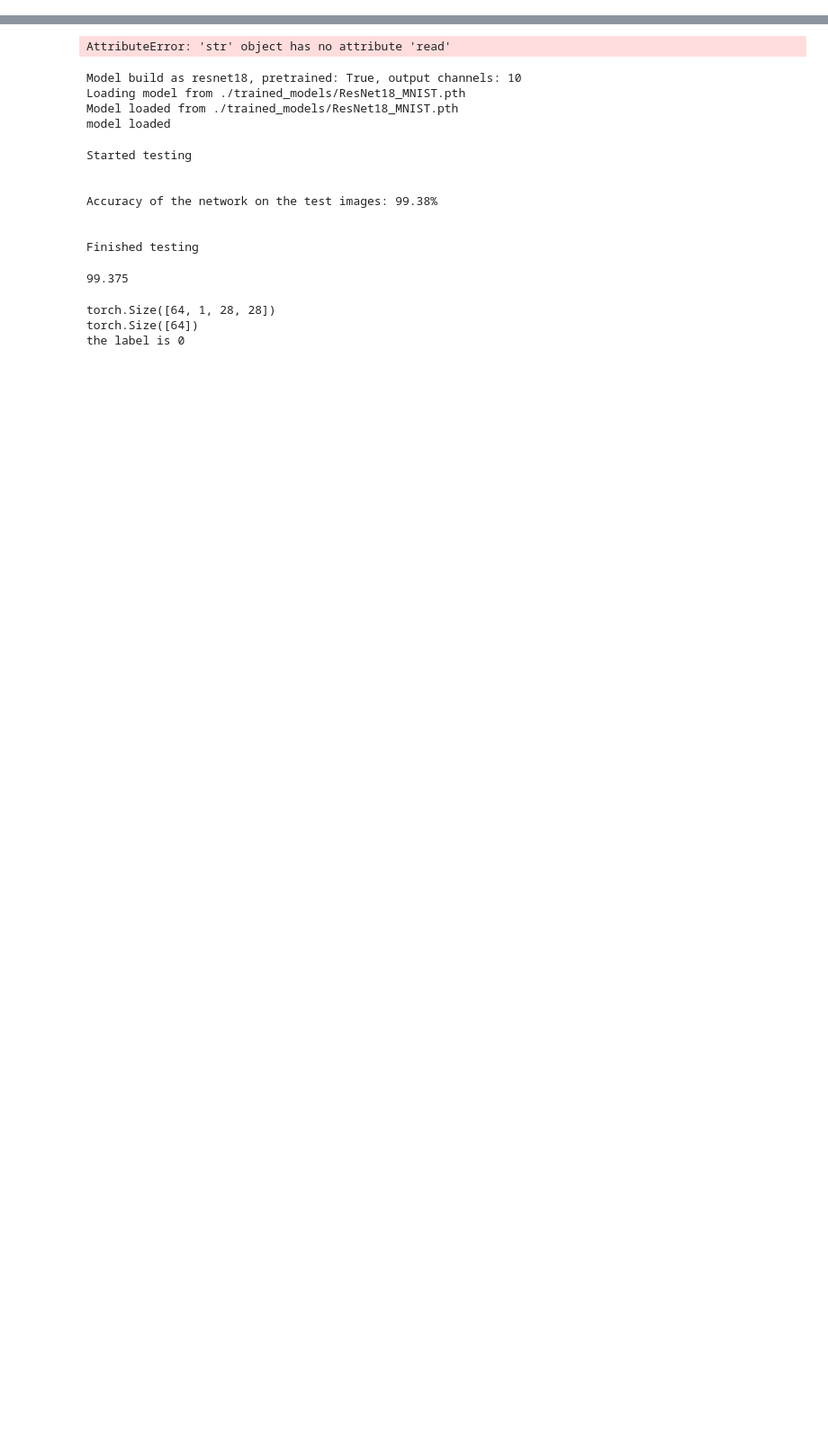
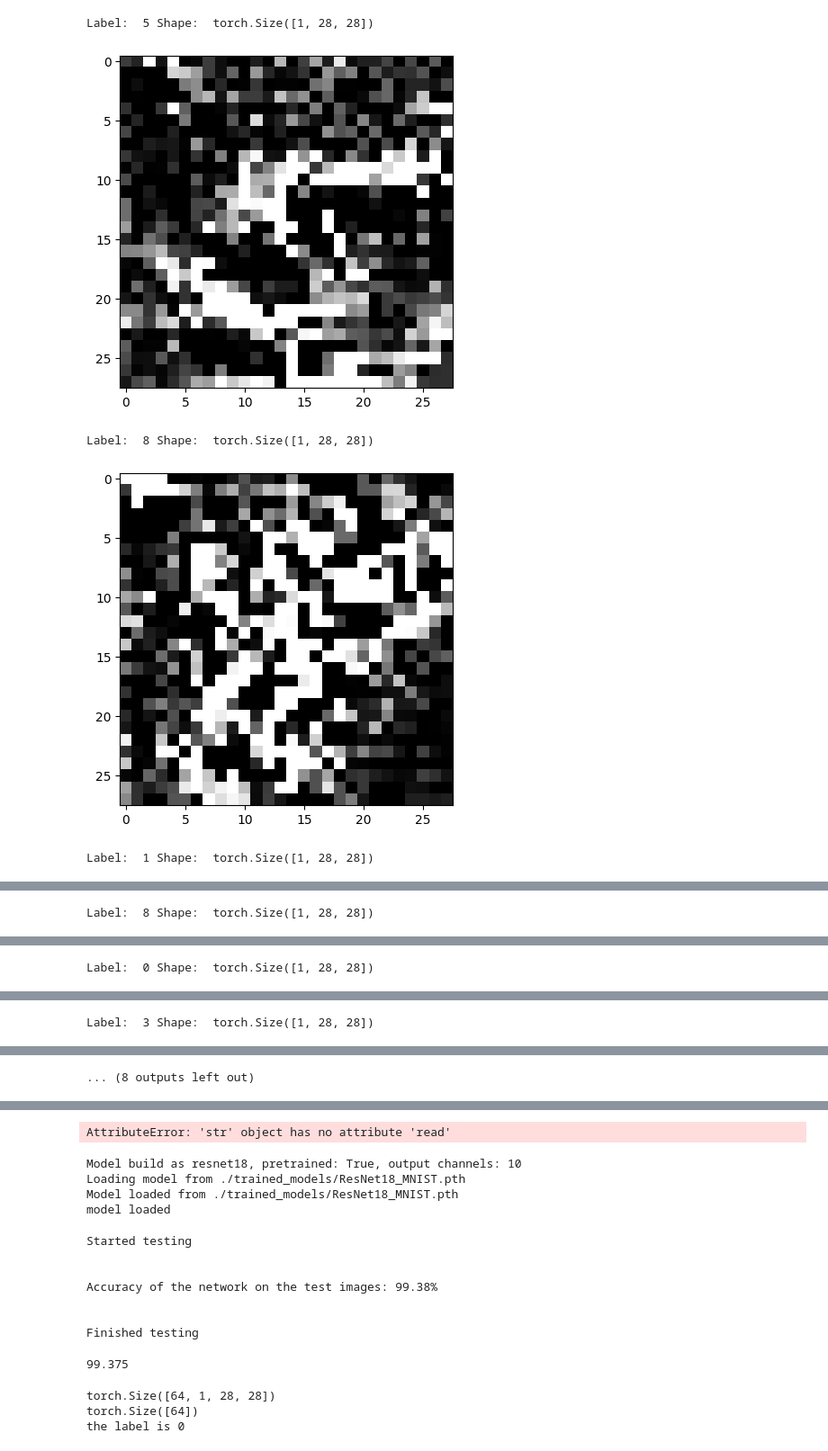
Before and after one commit to BiniyamAschalew/KD570, a Jupyter notebook: KD/generate.ipynb, the cells around one changed output, grey strips where cells are left out. Shown: that part at 90% size. Drawn from its saved outputs; the diff is of its cells as text; code cells hidden in the pictures; blank space fills up the shorter version.

```diff
--- a/KD/generate.ipynb
+++ b/KD/generate.ipynb
@@ -57,0 +146,23 @@ def activation_maximization(checkpoint_path, image_path, target_layer):
+# %%
+config1 = {
+
+"model_config": "configs/model_configs/ResNet101_MNIST.yaml",
+"dataset_config": "configs/dataset_configs/MNIST.yaml",
+"device": "cuda",
+"size": 100,
+"output_dir": "data/synthetic",
+"save_to_dir": False,
+
+}
+# %%
+vis = 10
+
+data_loader2 = generate( model_config= config1["model_config"],
+                        dataset_config=config1["dataset_config"],
+                        size=config1["size"],
+                        device=config1["device"],
+                     )
+
+
+
+# randomly visualize {vis} images
@@ -57,0 +283,22 @@ def activation_maximization(checkpoint_path, image_path, target_layer):
+# %%
+for i in range(vis):
+    image, label = next(iter(data_loader2))
+    print("Label: ", label[0].item(), "Shape: ", image[0].shape)
+    visualize_image(image[0])
+
+
+# output_dir=config["output_dir"]
+# save_to_dir=config["save_to_dir"]
+# if True:
+#     if not name:
+
+#         dataset_name = dataset_config["name"]
+#         name = f"{dataset_name}_synthetic_{size}"
+
+#     torch.save(dataloader, f"{output_dir}/{name}.pt")
+# %% [output]
+Label:  5 Shape:  torch.Size([1, 28, 28])
+[figure, added]
+Label:  8 Shape:  torch.Size([1, 28, 28])
+[figure, added]
+Label:  1 Shape:  torch.Size([1, 28, 28])
@@ -57,0 +306 @@ def activation_maximization(checkpoint_path, image_path, target_layer):
+Label:  8 Shape:  torch.Size([1, 28, 28])
@@ -57,0 +308 @@ def activation_maximization(checkpoint_path, image_path, target_layer):
+Label:  0 Shape:  torch.Size([1, 28, 28])
@@ -57,0 +310 @@ def activation_maximization(checkpoint_path, image_path, target_layer):
+Label:  3 Shape:  torch.Size([1, 28, 28])
@@ -57,0 +312 @@ def activation_maximization(checkpoint_path, image_path, target_layer):
+... (8 outputs left out)
```
Also changed, not shown: parts of 10 cells of this notebook, 29 other files.
